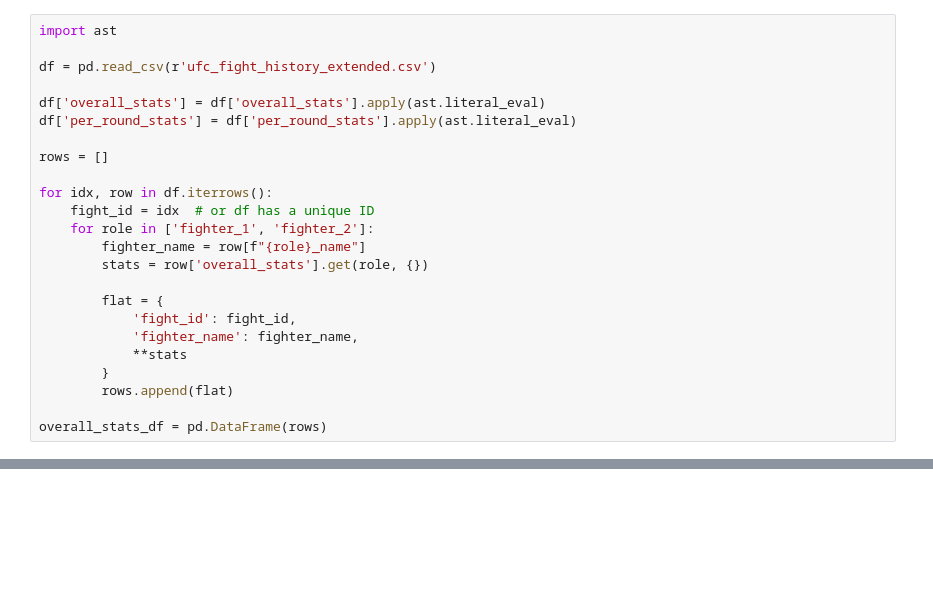
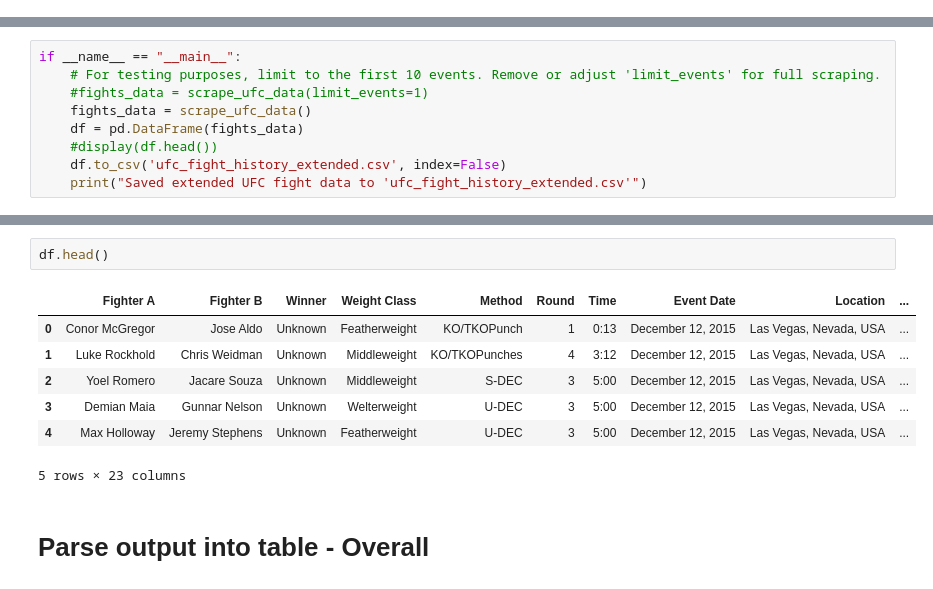
Before and after one commit to mfnewatter/ufc_predict, a Jupyter notebook: src/ufc_stats_scrape.ipynb, the cells around one changed output, grey strips where cells are left out. Drawn from its saved outputs; the diff is of its cells as text; blank space fills up the shorter version.

```diff
--- a/src/ufc_stats_scrape.ipynb
+++ b/src/ufc_stats_scrape.ipynb
@@ -209,24 +144,0 @@ Saved extended UFC fight data to 'ufc_fight_history_extended.csv'
-# %%
-import ast
-
-df = pd.read_csv(r'ufc_fight_history_extended.csv')
-
-df['overall_stats'] = df['overall_stats'].apply(ast.literal_eval)
-df['per_round_stats'] = df['per_round_stats'].apply(ast.literal_eval)
-
-rows = []
-
-for idx, row in df.iterrows():
-    fight_id = idx  # or df has a unique ID
-    for role in ['fighter_1', 'fighter_2']:
-        fighter_name = row[f"{role}_name"]
-        stats = row['overall_stats'].get(role, {})
-
-        flat = {
-            'fight_id': fight_id,
-            'fighter_name': fighter_name,
-            **stats
-        }
-        rows.append(flat)
-
-overall_stats_df = pd.DataFrame(rows)
@@ -252,0 +317,9 @@ overall_stats_df
+# %%
+if __name__ == "__main__":
+    # For testing purposes, limit to the first 10 events. Remove or adjust 'limit_events' for full scraping.
+    #fights_data = scrape_ufc_data(limit_events=1)
+    fights_data = scrape_ufc_data()
+    df = pd.DataFrame(fights_data)
+    #display(df.head())
+    df.to_csv('ufc_fight_history_extended.csv', index=False)
+    print("Saved extended UFC fight data to 'ufc_fight_history_extended.csv'")
@@ -252,0 +344,12 @@ overall_stats_df
+# %%
+df.head()
+# %% [output]
+|  | Fighter A | Fighter B | Winner | Weight Class | Method | Round | Time | Event Date | Location | ... |
+| 0 | Conor McGregor | Jose Aldo | Unknown | Featherweight | KO/TKOPunch | 1 | 0:13 | December 12, 2015 | Las Vegas, Nevada, USA | ... |
+| 1 | Luke Rockhold | Chris Weidman | Unknown | Middleweight | KO/TKOPunches | 4 | 3:12 | December 12, 2015 | Las Vegas, Nevada, USA | ... |
+| 2 | Yoel Romero | Jacare Souza | Unknown | Middleweight | S-DEC | 3 | 5:00 | December 12, 2015 | Las Vegas, Nevada, USA | ... |
+| 3 | Demian Maia | Gunnar Nelson | Unknown | Welterweight | U-DEC | 3 | 5:00 | December 12, 2015 | Las Vegas, Nevada, USA | ... |
+| 4 | Max Holloway | Jeremy Stephens | Unknown | Featherweight | U-DEC | 3 | 5:00 | December 12, 2015 | Las Vegas, Nevada, USA | ... |
+5 rows × 23 columns
+# %% [markdown]
+# Parse output into table - Overall
```
Also changed, not shown: parts of 27 cells of this notebook.
